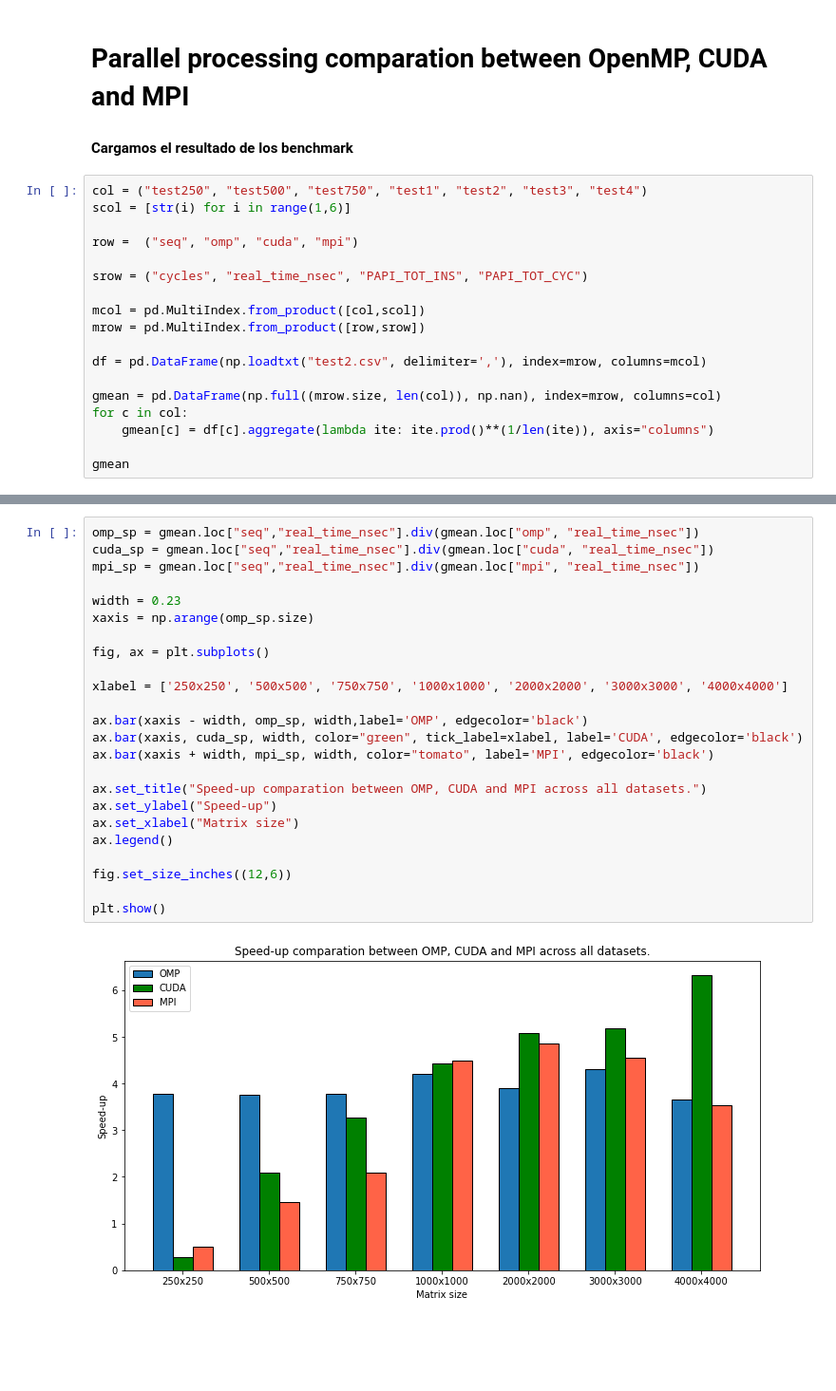
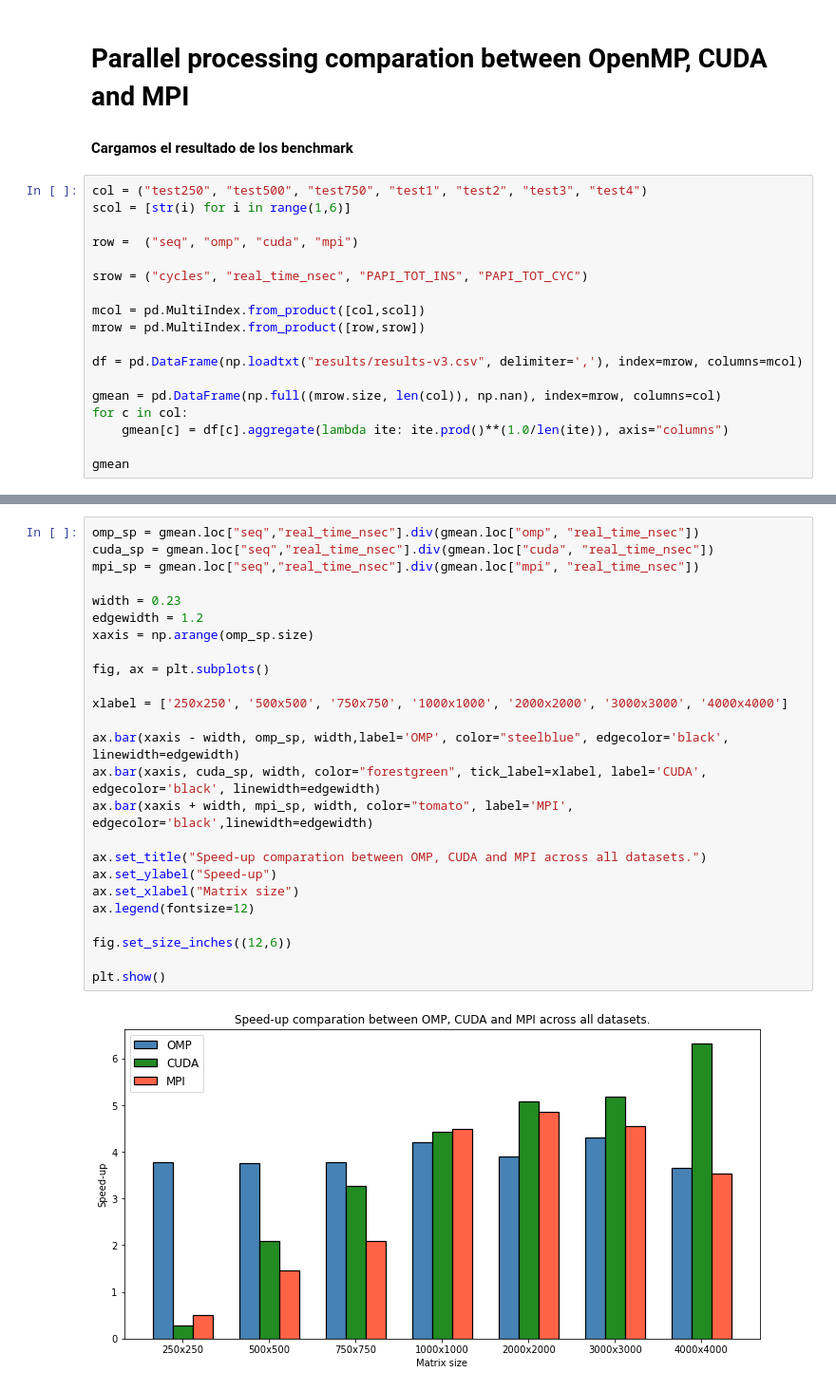
Before and after one commit to RubisRage/Parallel-matrix-multiplication, a Jupyter notebook: performance-analysis.ipynb, the cells around one changed output, grey strips where cells are left out. Shown at 95% size. Drawn from its saved outputs; the diff is of its cells as text; blank space fills up the shorter version.

```diff
--- a/performance-analysis.ipynb
+++ b/performance-analysis.ipynb
@@ -16,11 +16,11 @@ srow = ("cycles", "real_time_nsec", "PAPI_TOT_INS", "PAPI_TOT_CYC")
 mcol = pd.MultiIndex.from_product([col,scol])
 mrow = pd.MultiIndex.from_product([row,srow])
 
-df = pd.DataFrame(np.loadtxt("test2.csv", delimiter=','), index=mrow, columns=mcol)
+df = pd.DataFrame(np.loadtxt("results/results-v3.csv", delimiter=','), index=mrow, columns=mcol)
 
 gmean = pd.DataFrame(np.full((mrow.size, len(col)), np.nan), index=mrow, columns=col)
 for c in col:
-    gmean[c] = df[c].aggregate(lambda ite: ite.prod()**(1/len(ite)), axis="columns")
+    gmean[c] = df[c].aggregate(lambda ite: ite.prod()**(1.0/len(ite)), axis="columns")
 
 gmean
 # %% [output]
@@ -44,26 +44,27 @@ gmean
 # %%
 omp_sp = gmean.loc["seq","real_time_nsec"].div(gmean.loc["omp", "real_time_nsec"])
 cuda_sp = gmean.loc["seq","real_time_nsec"].div(gmean.loc["cuda", "real_time_nsec"])
 mpi_sp = gmean.loc["seq","real_time_nsec"].div(gmean.loc["mpi", "real_time_nsec"])
 
 width = 0.23
+edgewidth = 1.2
 xaxis = np.arange(omp_sp.size)
 
 fig, ax = plt.subplots()
 
 xlabel = ['250x250', '500x500', '750x750', '1000x1000', '2000x2000', '3000x3000', '4000x4000']
 
-ax.bar(xaxis - width, omp_sp, width,label='OMP', edgecolor='black')
-ax.bar(xaxis, cuda_sp, width, color="green", tick_label=xlabel, label='CUDA', edgecolor='black')
-ax.bar(xaxis + width, mpi_sp, width, color="tomato", label='MPI', edgecolor='black')
+ax.bar(xaxis - width, omp_sp, width,label='OMP', color="steelblue", edgecolor='black', linewidth=edgewidth)
+ax.bar(xaxis, cuda_sp, width, color="forestgreen", tick_label=xlabel, label='CUDA', edgecolor='black', linewidth=edgewidth)
+ax.bar(xaxis + width, mpi_sp, width, color="tomato", label='MPI', edgecolor='black',linewidth=edgewidth)
 
 ax.set_title("Speed-up comparation between OMP, CUDA and MPI across all datasets.")
 ax.set_ylabel("Speed-up")
 ax.set_xlabel("Matrix size")
-ax.legend()
+ax.legend(fontsize=12)
 
 fig.set_size_inches((12,6))
 
 plt.show()
 # %% [output]
-[figure, old version]
+[figure, new version]
```
Also changed, not shown: parts of 1 cell of this notebook.
